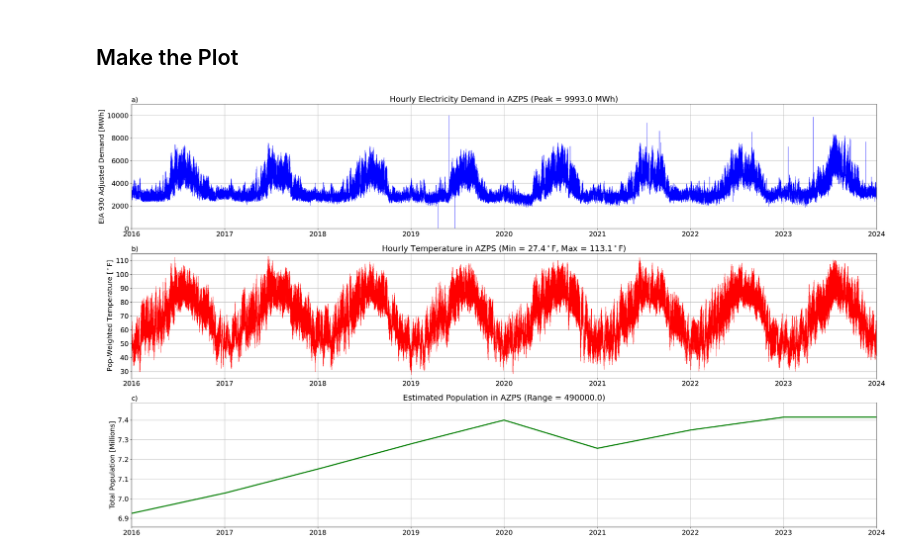
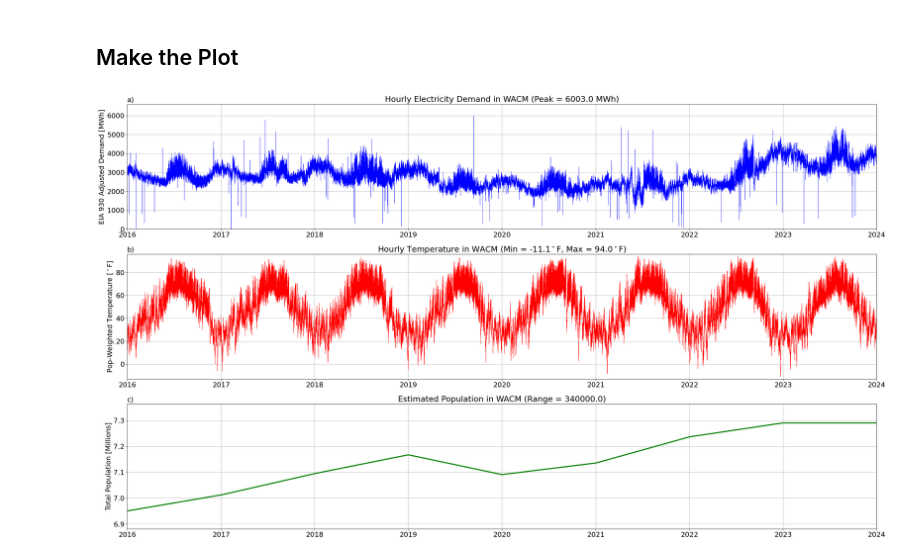
Before and after one commit to cdburley/burleyson-etal_2025_ldrd, a Jupyter notebook: notebooks/plot_ba_load_weather_time_series.ipynb, the cells around one changed output. Cells and saved outputs as stored; diff of their text form; code cells hidden in the pictures.

```diff
--- a/notebooks/plot_ba_load_weather_time_series.ipynb
+++ b/notebooks/plot_ba_load_weather_time_series.ipynb
@@ -70,14 +70,14 @@ def plot_load_weather_time_series(ba_to_plot: str, start_year: int, end_year: in
 # %% [markdown]
 ## Make the Plot
 # %%
-output_df = plot_load_weather_time_series(ba_to_plot = 'AZPS',
+output_df = plot_load_weather_time_series(ba_to_plot = 'WACM',
                                           start_year = 2016,
                                           end_year = 2023,
                                           ba_data_input_dir = ba_data_input_dir,
                                           image_output_dir = image_output_dir,
                                           image_resolution = 300,
                                           save_images = True)
 
 output_df
 # %% [output]
-[figure, old version]
+[figure, new version]
```
Also changed, not shown: 8 other files.
